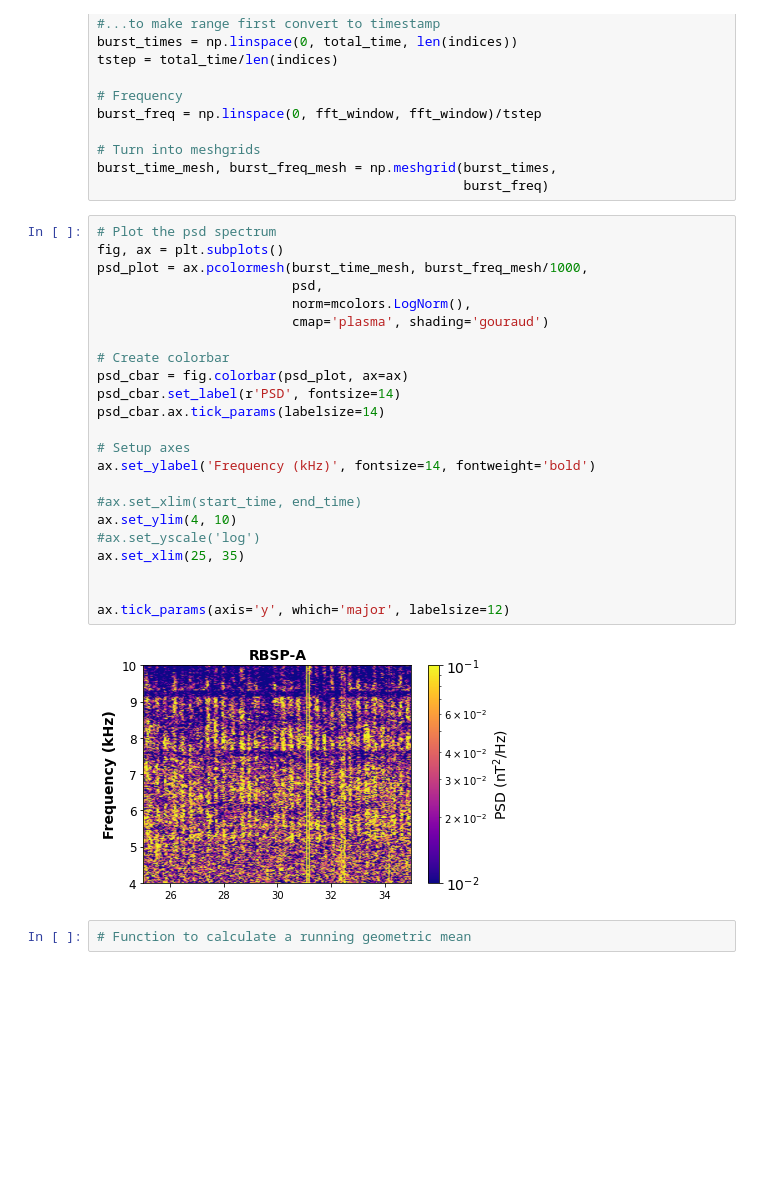
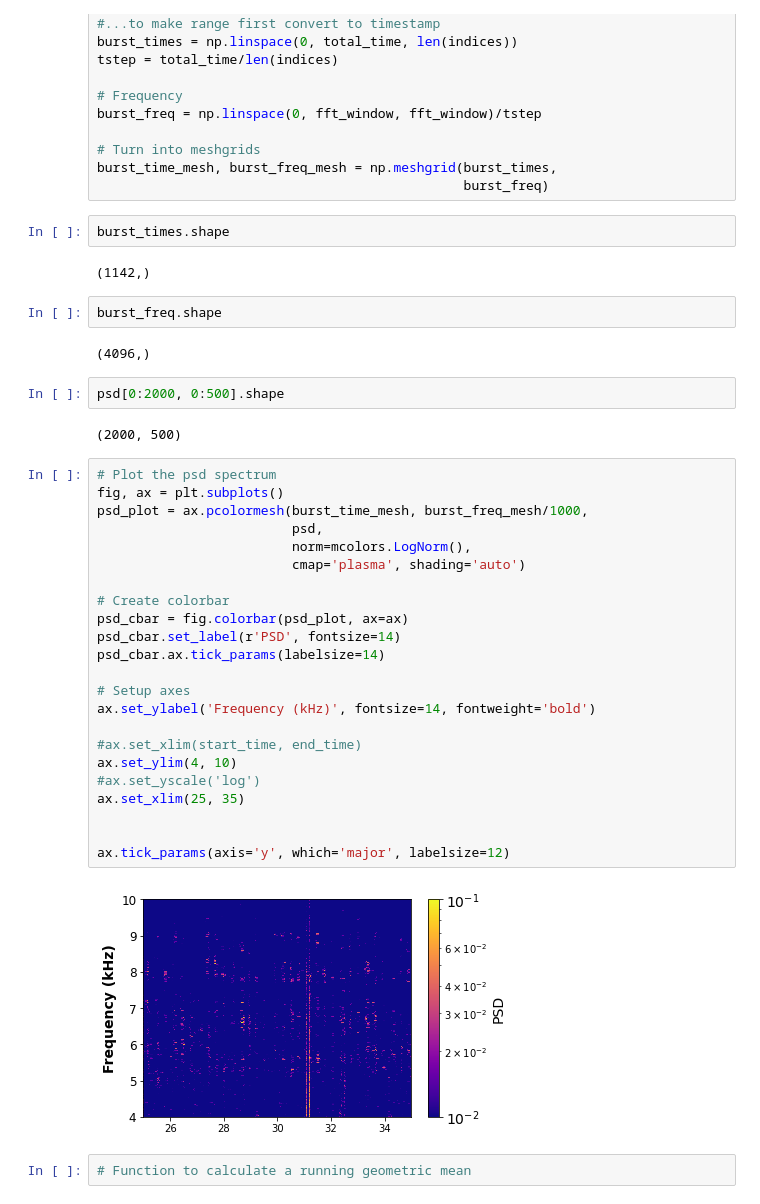
Before and after one commit to rileytroyer/pa-citizen-science, a Jupyter notebook: ludes-pa-sound.ipynb, the cells around one changed output. Drawn from its saved outputs; the diff is of its cells as text; blank space fills up the shorter version.

```diff
--- a/ludes-pa-sound.ipynb
+++ b/ludes-pa-sound.ipynb
@@ -274,31 +274,43 @@ burst_freq = np.linspace(0, fft_window, fft_window)/tstep
 # Turn into meshgrids
 burst_time_mesh, burst_freq_mesh = np.meshgrid(burst_times,
                                                burst_freq)
+# %%
+burst_times.shape
+# %% [output]
+(1142,)
+# %%
+burst_freq.shape
+# %% [output]
+(4096,)
+# %%
+psd[0:2000, 0:500].shape
+# %% [output]
+(2000, 500)
 # %%
 # Plot the psd spectrum
 fig, ax = plt.subplots()
 psd_plot = ax.pcolormesh(burst_time_mesh, burst_freq_mesh/1000,
                          psd,
                          norm=mcolors.LogNorm(),
-                         cmap='plasma', shading='gouraud')
+                         cmap='plasma', shading='auto')
 
 # Create colorbar
 psd_cbar = fig.colorbar(psd_plot, ax=ax)
 psd_cbar.set_label(r'PSD', fontsize=14)
 psd_cbar.ax.tick_params(labelsize=14)
 
 # Setup axes
 ax.set_ylabel('Frequency (kHz)', fontsize=14, fontweight='bold')
 
 #ax.set_xlim(start_time, end_time)
 ax.set_ylim(4, 10)
 #ax.set_yscale('log')
 ax.set_xlim(25, 35)
 
 
 ax.tick_params(axis='y', which='major', labelsize=12)
 # %% [output]
-[figure, old version]
+[figure, new version]
 # %%
 # Function to calculate a running geometric mean
 # %%
```
Also changed, not shown: parts of 2 cells of this notebook.
